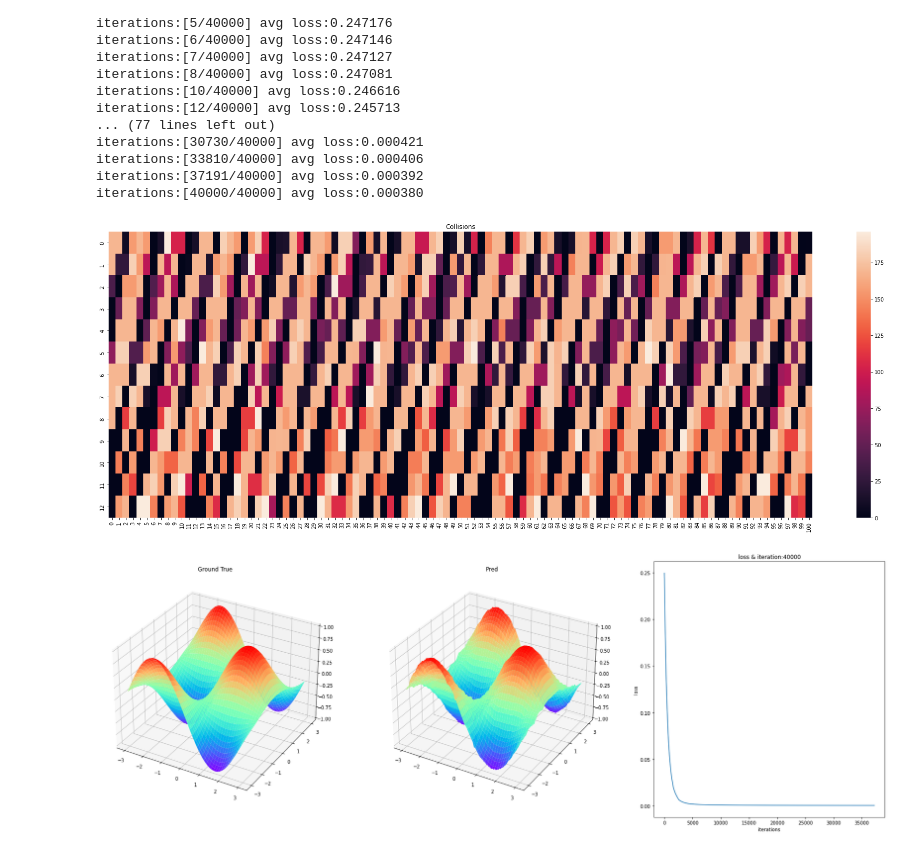
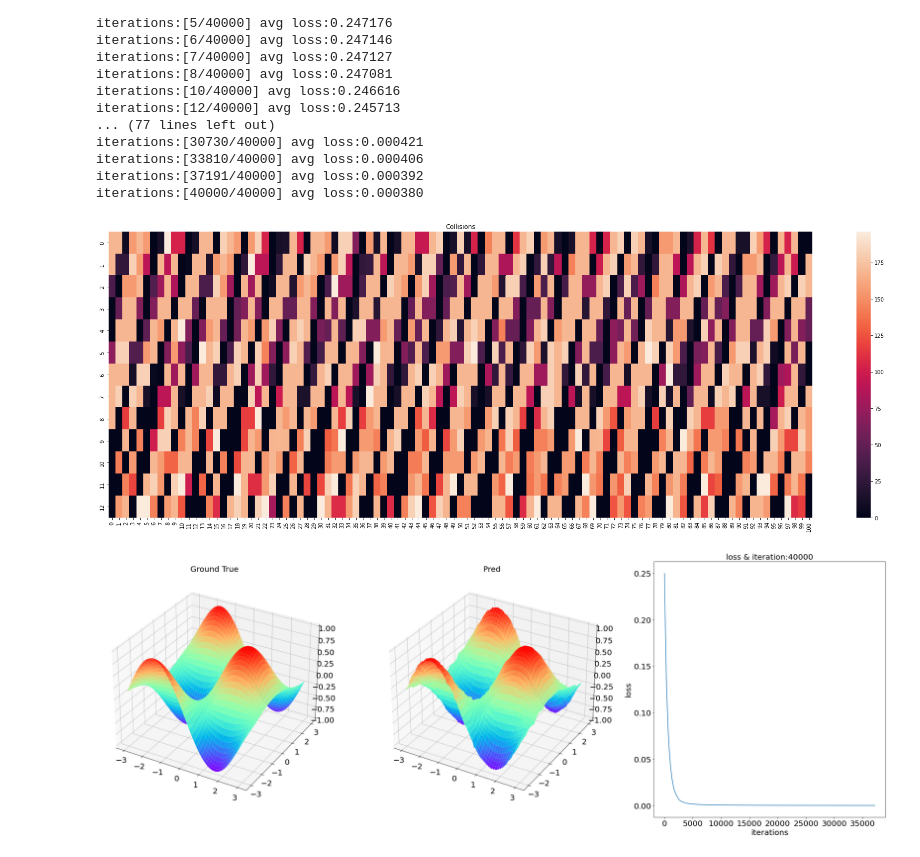
Before and after one commit to koolo233/NeuralNetworks, a Jupyter notebook: CMAC.ipynb, the cells around one changed output. Drawn from its saved outputs; the diff is of its cells as text; code cells hidden in the pictures.

Commit message:
update CMAC output figures

```diff
--- a/CMAC.ipynb
+++ b/CMAC.ipynb
@@ -549,38 +549,46 @@ for train_sample in train_x_list:
     pred_y = my_cmac.forward(train_sample)
     real_address_heatmap[range(0, my_cmac.expend_dim), my_cmac.real_vector.reshape(-1)-1] += 1
 
 plt.figure(figsize=(30, 10))
 plt.title("Collisions")
 sn.heatmap(real_address_heatmap)
 plt.show()
 
 # 绘制训练过程图
-fig = plt.figure(figsize=(30, 10))
+fig = plt.figure(figsize=(36, 12))
 for i in range(len(train_loss_dict)):
     plt.cla()
     plt.clf()
     ax1 = fig.add_subplot(1, 3, 1, projection='3d')
-    ax1.set_title("Ground True")
+    ax1.set_title("Ground True", fontsize=20)
+    plt.xticks(fontsize=20)
+    plt.yticks(fontsize=20)
+    ax1.tick_params(axis='z', labelsize=20)
     ax1.set_zlim(-1, 1)
     ax1.plot_surface(x1, x2, np.sin(x1) * np.cos(x2), cmap="rainbow")
     ax2 = fig.add_subplot(1, 3, 2, projection='3d')
-    ax2.set_title("Pred")
+    ax2.set_title("Pred", fontsize=20)
+    plt.xticks(fontsize=20)
+    plt.yticks(fontsize=20)
+    ax2.tick_params(axis='z', labelsize=20)
     ax2.set_zlim(-1, 1)
     ax2.plot_surface(x1, x2, train_pred_recoder[i].reshape((sample_resolution, sample_resolution)), cmap="rainbow")
     ax3 = fig.add_subplot(1, 3, 3)
-    ax3.set_title("loss & iteration:{}".format(list(train_loss_dict.keys())[i]))
-    ax3.set_xlabel("iterations")
-    ax3.set_ylabel("loss")
+    ax3.set_title("loss & iteration:{}".format(list(train_loss_dict.keys())[i]), fontsize=20)
+    ax3.set_xlabel("iterations", fontsize=20)
+    ax3.set_ylabel("loss", fontsize=20)
+    plt.xticks(fontsize=20)
+    plt.yticks(fontsize=20)
     ax3.plot(list(train_loss_dict.keys())[:i], list(train_loss_dict.values())[:i])
 
-    plt.savefig("./images/temp/{}.png".format(i), dpi=150)
+    plt.savefig("./images/temp/{}.png".format(i), dpi=70)
 plt.show()
 
 with imageio.get_writer("./images/{}.gif".format("CMAC_sin_cos"), mode="I", fps=10) as Writer:
     for ind in range(len(train_loss_dict)):
         image = imageio.imread("./images/temp/{}.png".format(ind))
         os.remove("./images/temp/{}.png".format(ind))
         Writer.append_data(image)
 # %% [output]
 [figure]
-[figure, old version]
+[figure, new version]
```
Also changed, not shown: 2 other files.
